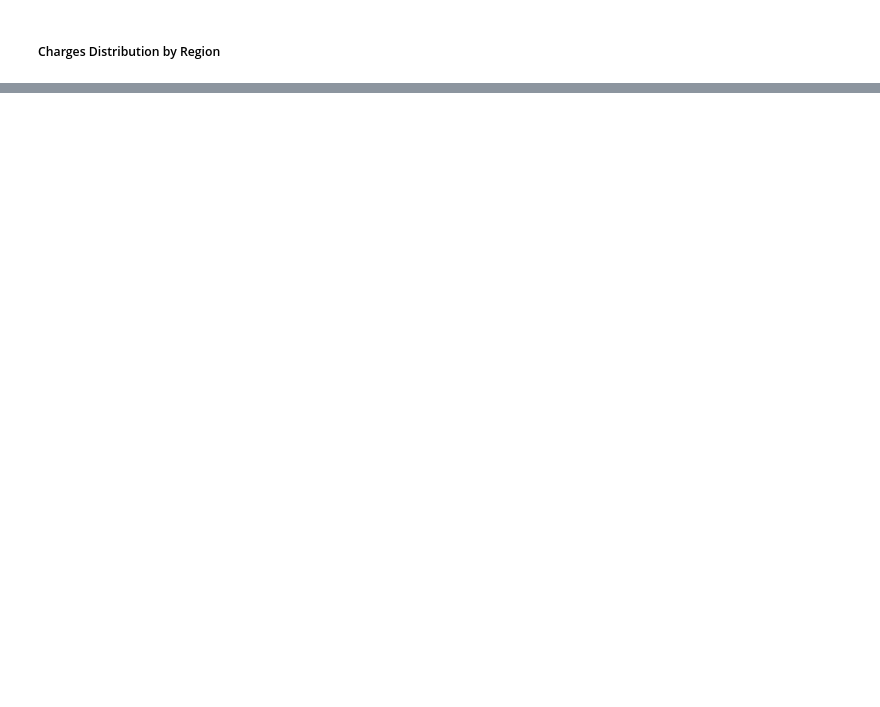
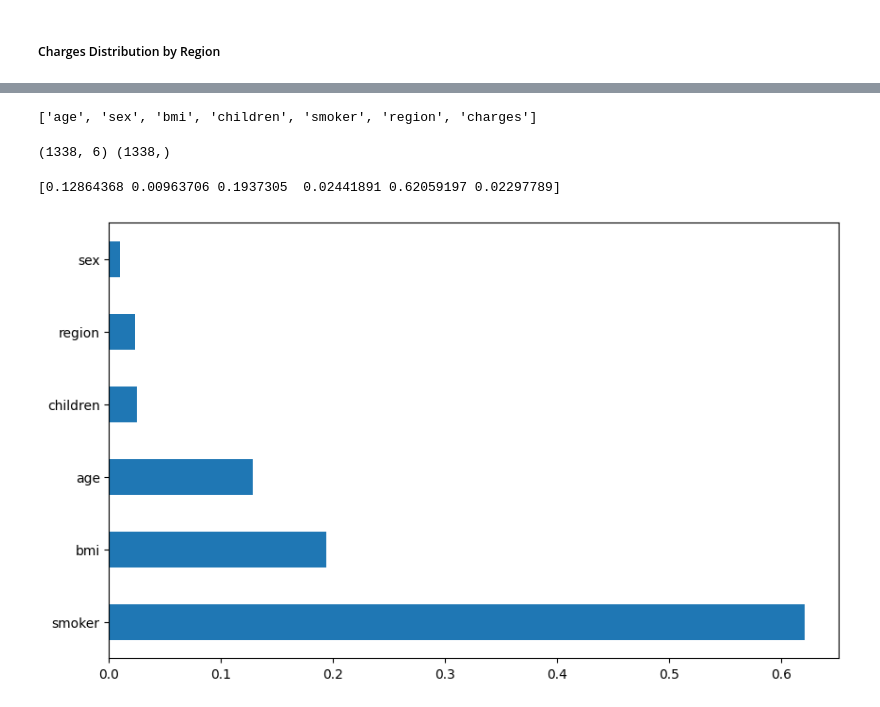
Before and after one commit to sharmaa-aman/Health-Insurance-Price-Prediction, a Jupyter notebook: Health Insurance Price Prediction.ipynb, the cells around one changed output, grey strips where cells are left out. Cells and saved outputs as stored; diff of their text form; code cells hidden in the pictures; blank space fills up the shorter version.

Commit message:
Finding correlation between variables

```diff
--- a/Health Insurance Price Prediction.ipynb
+++ b/Health Insurance Price Prediction.ipynb
@@ -355,0 +371,29 @@ Passing `palette` without assigning `hue` is deprecated and will be removed in v
+# %%
+New_Data.columns.to_list()
+# %% [output]
+['age', 'sex', 'bmi', 'children', 'smoker', 'region', 'charges']
+# %%
+x=New_Data.loc[:,['age', 'sex', 'bmi', 'children', 'smoker', 'region']]
+y=New_Data.iloc[:,-1]
+print(x.shape,y.shape)
+# %% [output]
+(1338, 6) (1338,)
+# %%
+# Important feature using ExtraTreesRegressor
+
+from sklearn.ensemble import ExtraTreesRegressor
+etr = ExtraTreesRegressor()
+etr.fit(x,y)
+print(etr.feature_importances_)
+# %% [output]
+[0.12864368 0.00963706 0.1937305  0.02441891 0.62059197 0.02297789]
+# %%
+#Plot graph of feature importances for better visualization
+
+plt.figure(figsize = (10,6))
+feature_importances = pd.Series(etr.feature_importances_, index=x.columns)
+feature_importances.nlargest(29).plot(kind='barh')
+plt.savefig('./Images/Correlation')
+plt.show()
+# %% [output]
+[figure, added]
```
Also changed, not shown: parts of 16 cells of this notebook, 15 other files.
